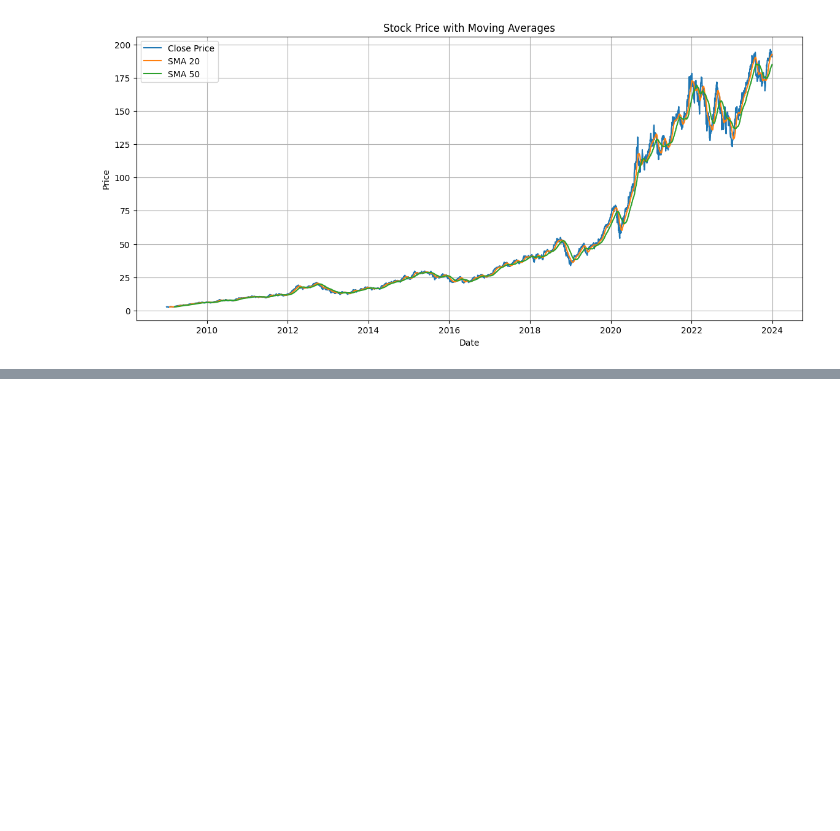
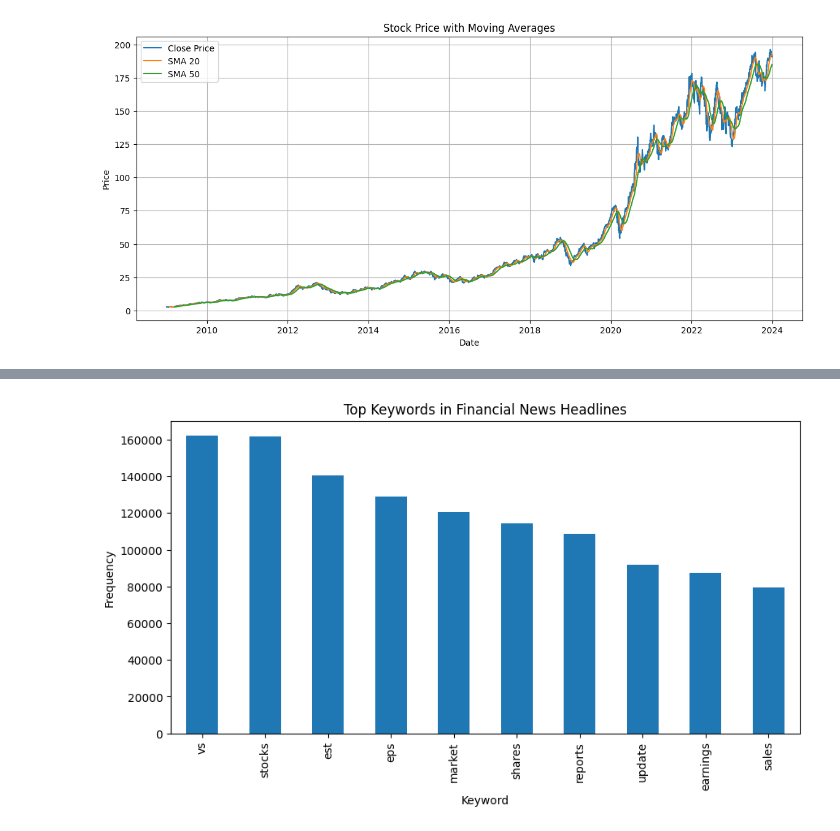
Before and after one commit to Bethabrh/10academy-news-sentiment-analysis, a Jupyter notebook: notebooks/task1_eda.ipynb, the cells around one changed output, grey strips where cells are left out. Cells and saved outputs as stored; diff of their text form; code cells hidden in the pictures; blank space fills up the shorter version.

```diff
--- a/notebooks/task1_eda.ipynb
+++ b/notebooks/task1_eda.ipynb
@@ -503,0 +610,12 @@ plt.show()
+# %%
+vectorizer = CountVectorizer(stop_words='english', max_features=20)
+
+X = vectorizer.fit_transform(df['headline'].astype(str))
+# %%
+keywords = pd.DataFrame(
+    X.toarray(),
+    columns=vectorizer.get_feature_names_out()
+)
+
+top_keywords = keywords.sum().sort_values(ascending=False)
+top_keywords.head(10)
@@ -503,0 +634,13 @@ plt.show()
+# %%
+import matplotlib.pyplot as plt
+
+plt.figure(figsize=(10,5))
+top_keywords.head(10).plot(kind='bar')
+
+plt.title("Top Keywords in Financial News Headlines")
+plt.xlabel("Keyword")
+plt.ylabel("Frequency")
+
+plt.show()
+# %% [output]
+[figure, added]
```
Also changed, not shown: parts of 21 cells of this notebook.
